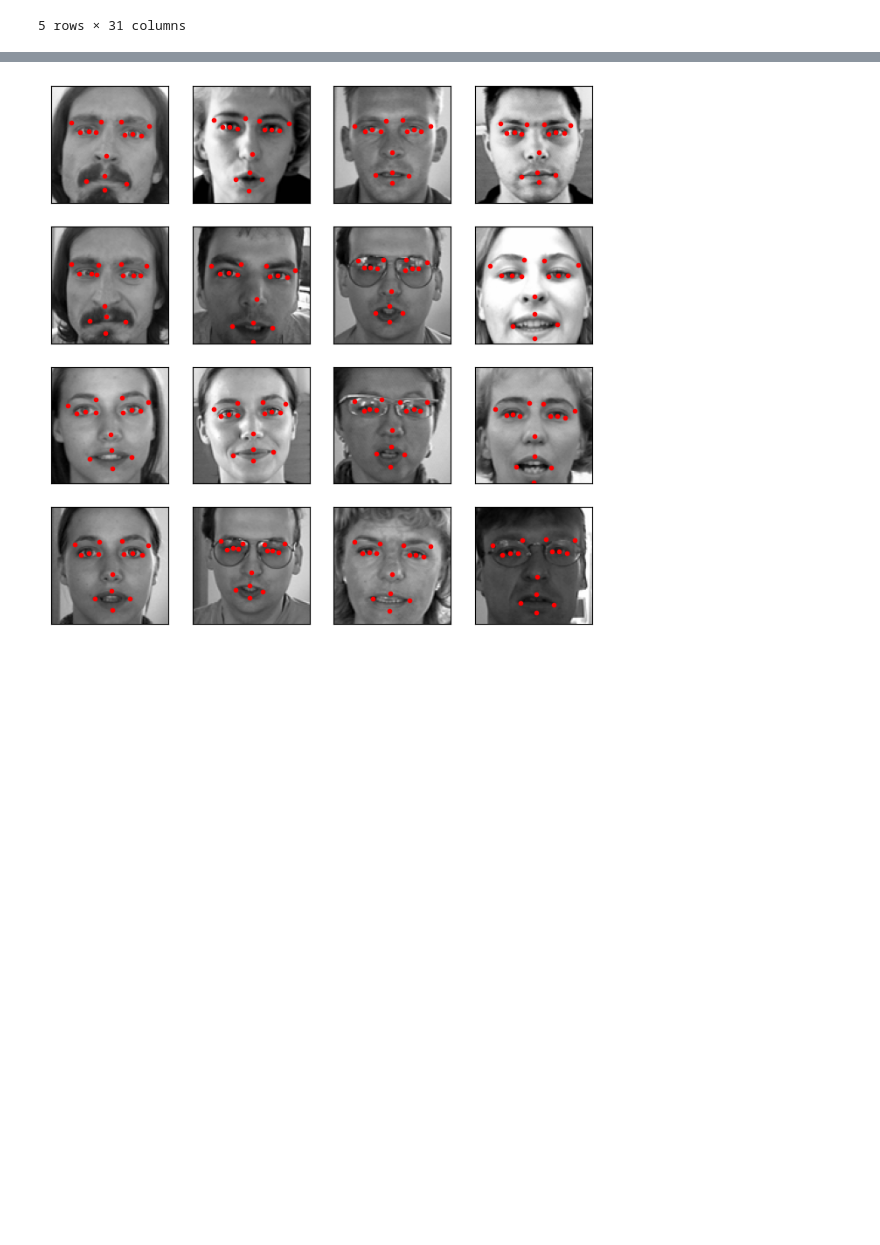
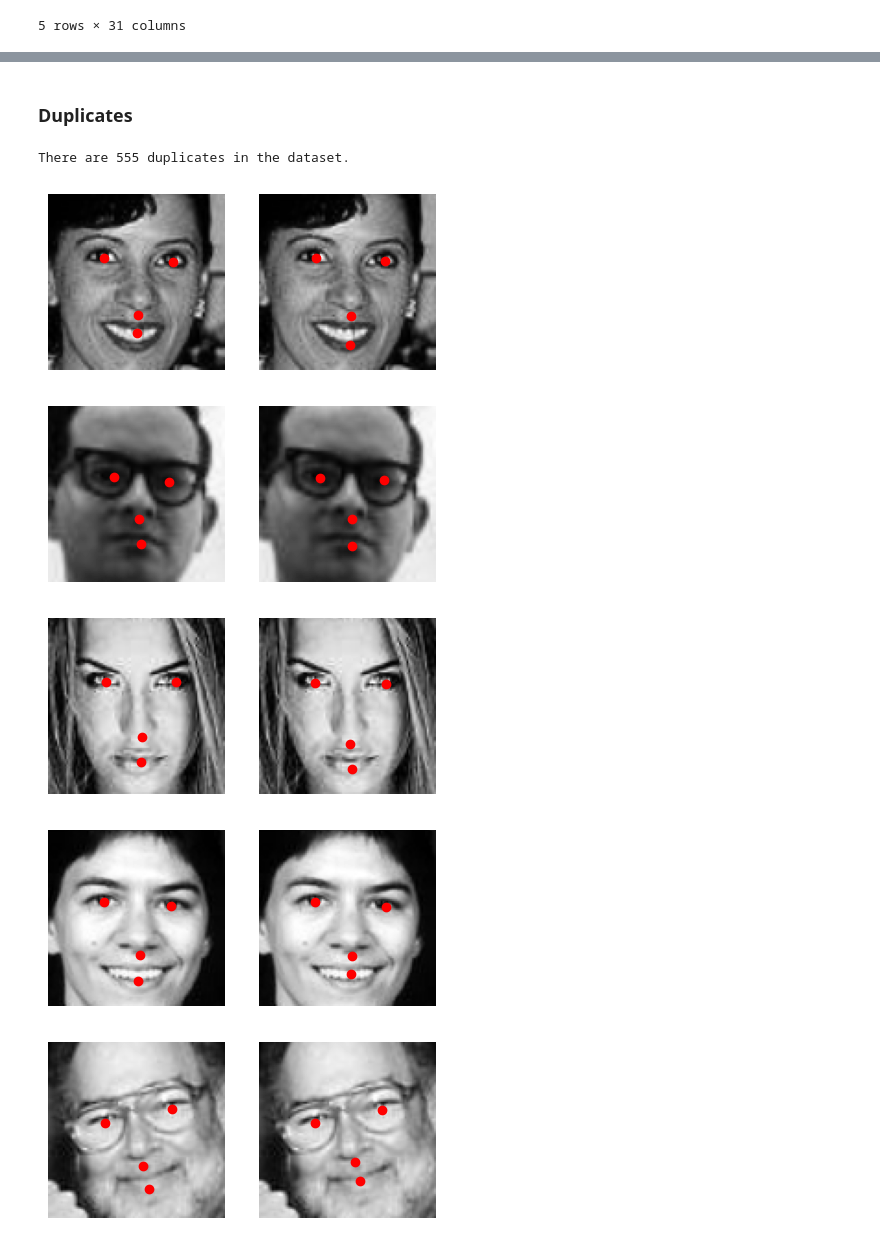
Before and after one commit to WJakubowsk/facial_keypoints_detection, a Jupyter notebook: notebooks/zuzanna.ipynb, the cells around one changed output, grey strips where cells are left out. Saved outputs shown, nothing was run; the diff lists cells and outputs as text; code cells hidden in the pictures; blank space fills up the shorter version.

```diff
--- a/notebooks/zuzanna.ipynb
+++ b/notebooks/zuzanna.ipynb
@@ -21,2 +43,0 @@ df_train.head()
-# %%
-df_train['Image'] = df_train['Image'].apply(lambda x: np.fromstring(x, dtype=int, sep=" ").reshape((96, 96)))
@@ -44,4 +118,15 @@ def plot_images(df):
+# %% [markdown]
+### Duplicates
+# %%
+duplicates_count = df_train.duplicated(subset = 'Image', keep='last').sum()
+print(f'There are {duplicates_count} duplicates in the dataset.')
+# %% [output]
+There are 555 duplicates in the dataset.
 # %%
-plot_images(df_train)
+visualize_duplicates(df_train)
 # %% [output]
-[figure, old version]
+[figure, new version]
+[figure, added]
+[figure, added]
+[figure, added]
+[figure, added]
```
Also changed, not shown: parts of 48 cells of this notebook.
